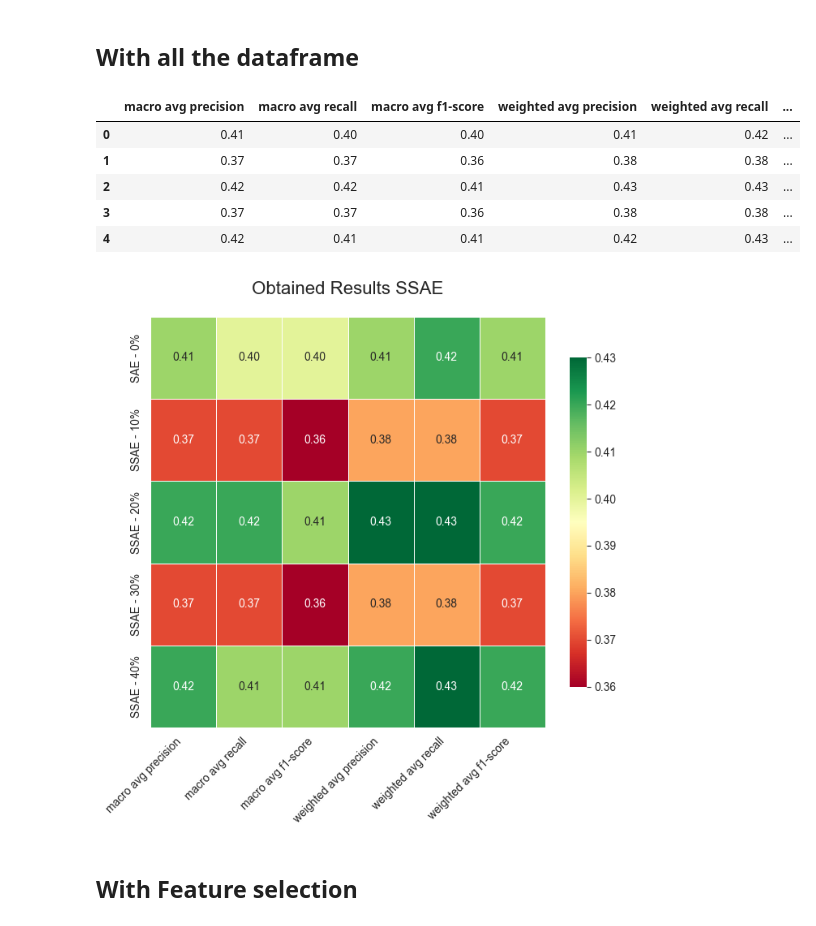
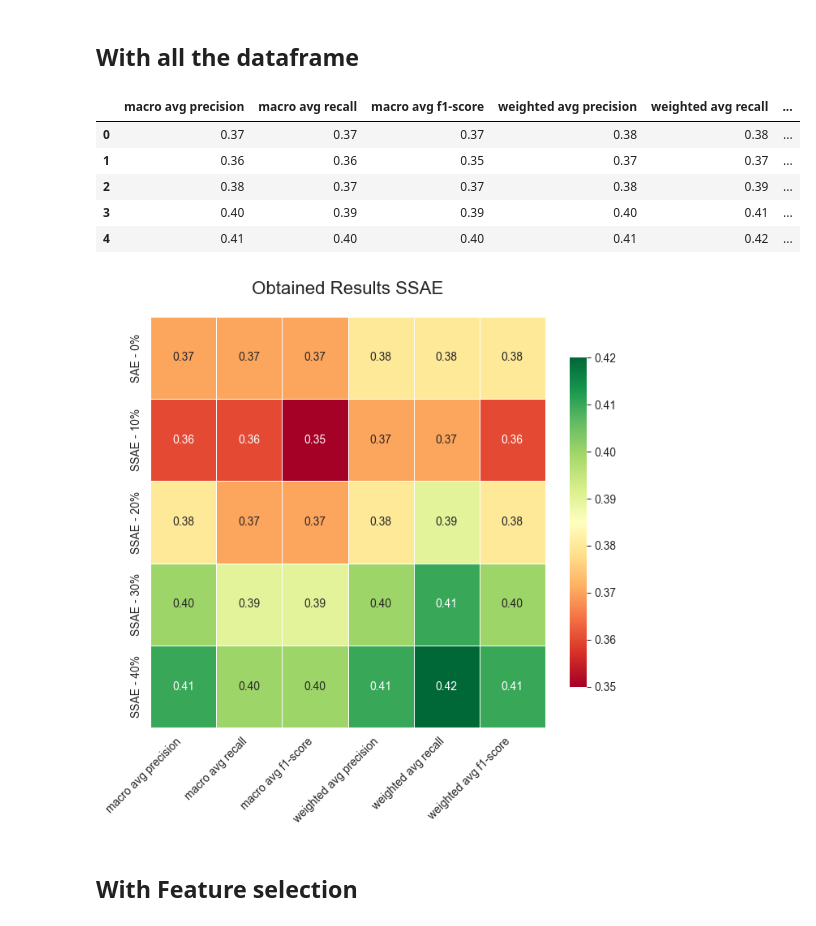
Before and after one commit to VitoNicolaLosavio/A-Semi-Supervised-Approach-for-Handling-the-Challenges-of-Microbiome-Data, a Jupyter notebook: SSAE_pancreatic_cancer_multiclass_metadata.ipynb, the cells around one changed output. Drawn from its saved outputs; the diff is of its cells as text; code cells hidden in the pictures.

```diff
--- a/SSAE_pancreatic_cancer_multiclass_metadata.ipynb
+++ b/SSAE_pancreatic_cancer_multiclass_metadata.ipynb
@@ -355,7 +355,7 @@ X.shape, y.shape, df.shape
 Configure an unique alpha
 # %%
 # the higher the alpha, the higher is the focus on the reconstruction (loss)
-alpha = .5
+alpha = .0
 # %%
 percentages = [0, 10, 20, 30, 40]
 
@@ -412,7 +412,7 @@ for fold, (train_index, test_index) in tqdm(enumerate(skf.split(X, y), 1), total
 
         blinded = blind
 
-        autoencoder = sae(
+        autoencoder = ssae(
             input_shape=X_train.shape[1],
             encoder_shape0=32,
             encoder_shape1=16,
@@ -448,38 +448,38 @@ for fold, (train_index, test_index) in tqdm(enumerate(skf.split(X, y), 1), total
         report = classification_report(y_val, y_pred, output_dict=True, zero_division=0)
         for metric in all_mean_results[percentage].keys():
             if 'macro' in metric:
                 all_mean_results[percentage][metric].append(report['macro avg'][metric.split()[-1]])
             elif 'weighted' in metric:
                 all_mean_results[percentage][metric].append(report['weighted avg'][metric.split()[-1]])
 
 try:
     os.makedirs(result_path)
 except:
     pass
 
 result_df = None
 for key, metrics in all_mean_results.items():
     mean_results = {metric: round(np.mean(values), 2) for metric, values in metrics.items()}
 
     res = pd.DataFrame([mean_results])
     if key == 0:
         res['Percentage reduction'] = f"SAE - {key}%"
     else:
         res['Percentage reduction'] = f"SSAE - {key}%"
 
     if result_df is None:
         result_df = res
     else:
         result_df = pd.concat([result_df, res], ignore_index=True)
 
 result_df
 # %% [output]
 |  | macro avg precision | macro avg recall | macro avg f1-score | weighted avg precision | weighted avg recall | ... |
-| 0 | 0.41 | 0.40 | 0.40 | 0.41 | 0.42 | ... |
-| 1 | 0.37 | 0.37 | 0.36 | 0.38 | 0.38 | ... |
-| 2 | 0.42 | 0.42 | 0.41 | 0.43 | 0.43 | ... |
-| 3 | 0.37 | 0.37 | 0.36 | 0.38 | 0.38 | ... |
-| 4 | 0.42 | 0.41 | 0.41 | 0.42 | 0.43 | ... |
+| 0 | 0.37 | 0.37 | 0.37 | 0.38 | 0.38 | ... |
+| 1 | 0.36 | 0.36 | 0.35 | 0.37 | 0.37 | ... |
+| 2 | 0.38 | 0.37 | 0.37 | 0.38 | 0.39 | ... |
+| 3 | 0.40 | 0.39 | 0.39 | 0.40 | 0.41 | ... |
+| 4 | 0.41 | 0.40 | 0.40 | 0.41 | 0.42 | ... |
 # %%
 result_path_fs = os.path.join(result_path, 'without_FS')
 try:
@@ -513,7 +513,7 @@ plt.tight_layout()
 plt.savefig(result_path_fs + f'/results_SSAE_alpha={alpha}.png')
 plt.show()
 # %% [output]
-[figure, old version]
+[figure, new version]
 # %% [markdown]
 ## With Feature selection
 # %%
```
Also changed, not shown: parts of 3 cells of this notebook, 6 other files.
